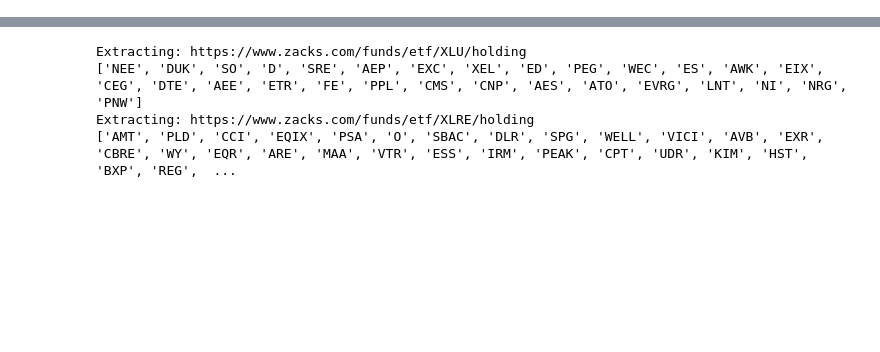
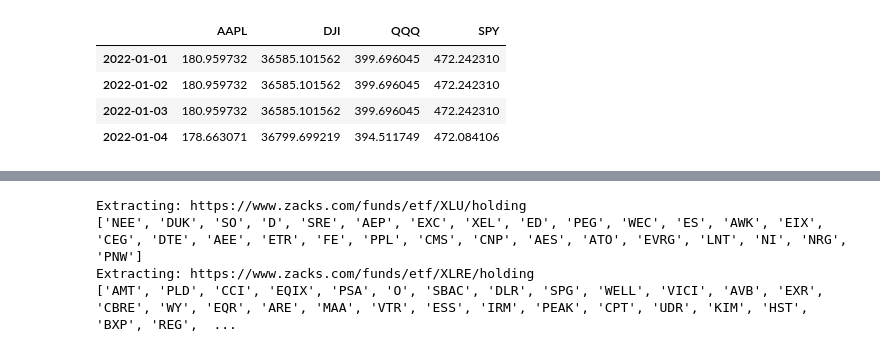
Before and after one commit to typokills/Coding_Projects, a Jupyter notebook: Finance Workspace.ipynb, the cells around one changed output, grey strips where cells are left out. Saved outputs shown, nothing was run; the diff lists cells and outputs as text; code cells hidden in the pictures; blank space fills up the shorter version.

```diff
--- a/Finance Workspace.ipynb
+++ b/Finance Workspace.ipynb
@@ -60,0 +48,9 @@ print("{:.2%}".format(weighted_risk.sum()))
+# %%
+df_period = price_data.loc[start_date:end_date,:]
+df_period.head()
+# %% [output]
+|  | AAPL | DJI | QQQ | SPY |
+| 2022-01-01 | 180.959732 | 36585.101562 | 399.696045 | 472.242310 |
+| 2022-01-02 | 180.959732 | 36585.101562 | 399.696045 | 472.242310 |
+| 2022-01-03 | 180.959732 | 36585.101562 | 399.696045 | 472.242310 |
+| 2022-01-04 | 178.663071 | 36799.699219 | 394.511749 | 472.084106 |
```
Also changed, not shown: parts of 18 cells of this notebook, 1 other file.
